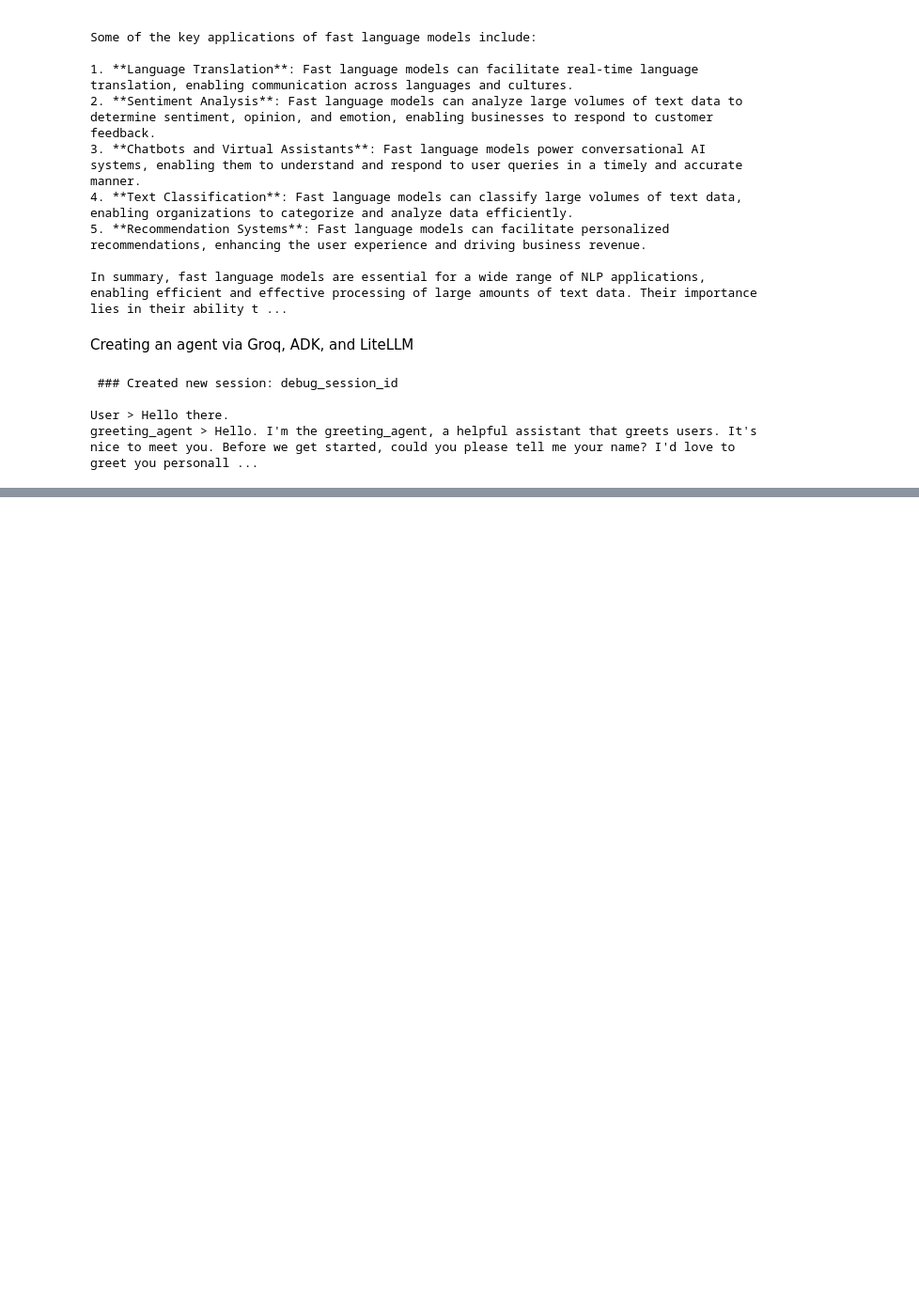
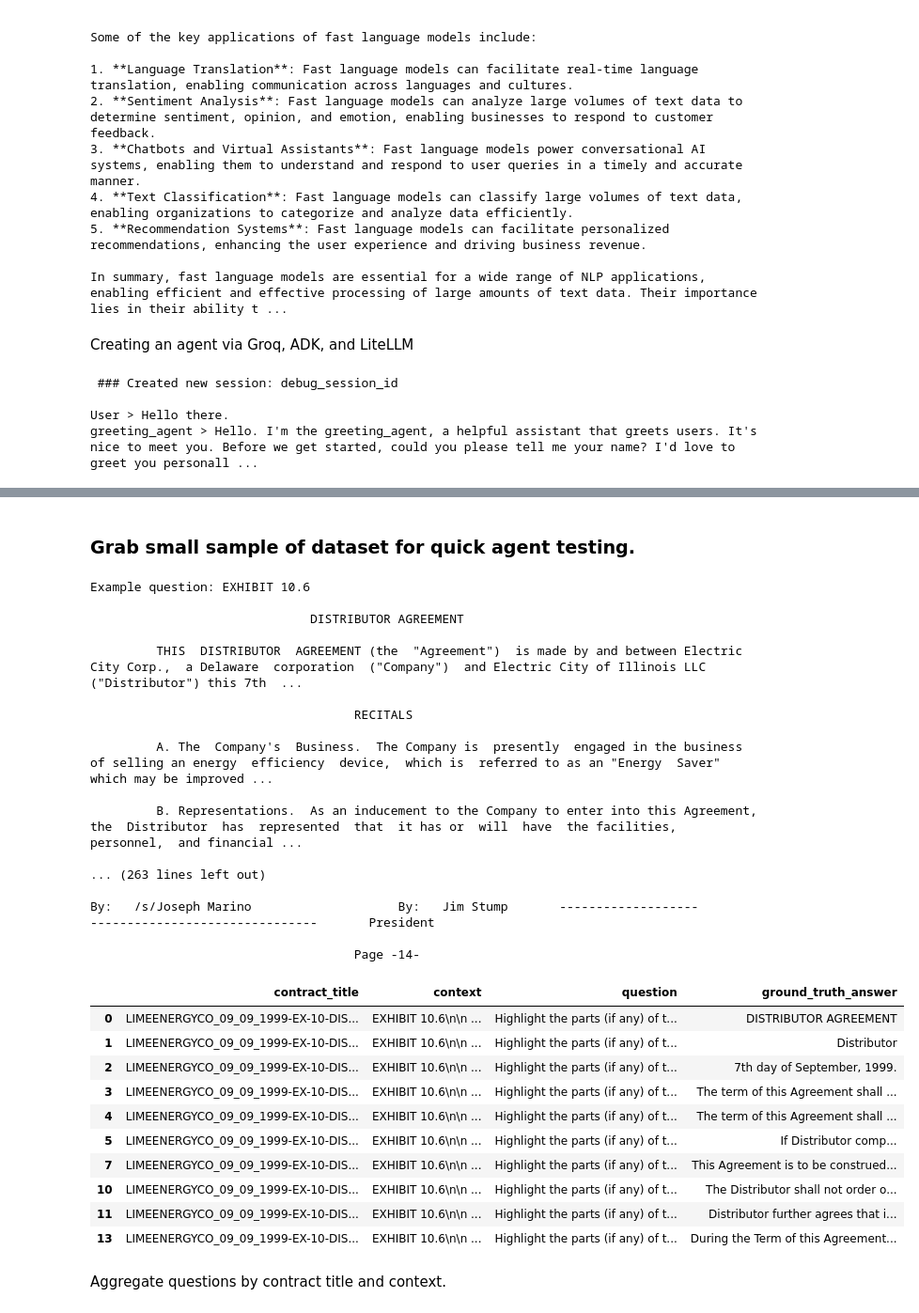
Before and after one commit to riki-11/lawgic, a Jupyter notebook: notebooks/groq_test.ipynb, the cells around one changed output, grey strips where cells are left out. Shown at 94% size. Saved outputs shown, nothing was run; the diff lists cells and outputs as text; code cells hidden in the pictures; blank space fills up the shorter version.

```diff
--- a/notebooks/groq_test.ipynb
+++ b/notebooks/groq_test.ipynb
@@ -151,0 +201,10 @@ greeting_agent > Hello. I'm the greeting_agent, a helpful assistant that greets
+# %%
+# Load CUAD_v1.json file
+cuad_json_path = "../datasets/CUAD_v1/CUAD_v1.json"
+
+print("Loading CUAD dataset...")
+with open(cuad_json_path, 'r', encoding='utf-8') as f:
+    cuad_data = json.load(f)
+
+print(f"✓ CUAD dataset loaded successfully")
+print(f"  Number of documents: {len(cuad_data['data'])}")
@@ -151,0 +217,9 @@ greeting_agent > Hello. I'm the greeting_agent, a helpful assistant that greets
+# %%
+# Create the DataFrame
+print("\nParsing CUAD data into DataFrame...")
+df_cuad = parse_cuad_json(cuad_data)
+
+print(f"✓ DataFrame created successfully")
+print(f"  Total question-answer pairs: {len(df_cuad)}")
+print(f"  Questions with no answer: {(df_cuad['ground_truth_answer'] == '').sum()}")
+print(f"  Questions with answer: {(df_cuad['ground_truth_answer'] != '').sum()}")
@@ -151,0 +243,38 @@ greeting_agent > Hello. I'm the greeting_agent, a helpful assistant that greets
+# %% [markdown]
+### Grab small sample of dataset for quick agent testing.
+# %%
+sample_size = 10
+df_sample = df_cuad[df_cuad['ground_truth_answer'] != ''].head(sample_size).copy()
+print(f"Example question: {df_sample['context'][3]}")
+df_sample
+# %% [output]
+Example question: EXHIBIT 10.6
+
+                              DISTRIBUTOR AGREEMENT
+
+         THIS  DISTRIBUTOR  AGREEMENT (the  "Agreement")  is made by and between Electric City Corp.,  a Delaware  corporation  ("Company")  and Electric City of Illinois LLC ("Distributor") this 7th  ...
+
+                                    RECITALS
+
+         A. The  Company's  Business.  The Company is  presently  engaged in the business  of selling an energy  efficiency  device,  which is  referred to as an "Energy  Saver"  which may be improved ...
+
+         B. Representations.  As an inducement to the Company to enter into this Agreement,  the  Distributor  has  represented  that  it has or  will  have  the facilities,  personnel,  and financial ...
+
+... (263 lines left out)
+
+By:   /s/Joseph Marino                    By:   Jim Stump       -------------------                       -------------------------------       President
+
+                                    Page -14-
+|  | contract_title | context | question | ground_truth_answer |
+| 0 | LIMEENERGYCO_09_09_1999-EX-10-DIS... | EXHIBIT 10.6\n\n ... | Highlight the parts (if any) of t... | DISTRIBUTOR AGREEMENT |
+| 1 | LIMEENERGYCO_09_09_1999-EX-10-DIS... | EXHIBIT 10.6\n\n ... | Highlight the parts (if any) of t... | Distributor |
+| 2 | LIMEENERGYCO_09_09_1999-EX-10-DIS... | EXHIBIT 10.6\n\n ... | Highlight the parts (if any) of t... | 7th day of September, 1999. |
+| 3 | LIMEENERGYCO_09_09_1999-EX-10-DIS... | EXHIBIT 10.6\n\n ... | Highlight the parts (if any) of t... | The term of this Agreement shall ... |
+| 4 | LIMEENERGYCO_09_09_1999-EX-10-DIS... | EXHIBIT 10.6\n\n ... | Highlight the parts (if any) of t... | The term of this Agreement shall ... |
+| 5 | LIMEENERGYCO_09_09_1999-EX-10-DIS... | EXHIBIT 10.6\n\n ... | Highlight the parts (if any) of t... | If Distributor comp... |
+| 7 | LIMEENERGYCO_09_09_1999-EX-10-DIS... | EXHIBIT 10.6\n\n ... | Highlight the parts (if any) of t... | This Agreement is to be construed... |
+| 10 | LIMEENERGYCO_09_09_1999-EX-10-DIS... | EXHIBIT 10.6\n\n ... | Highlight the parts (if any) of t... | The Distributor shall not order o... |
+| 11 | LIMEENERGYCO_09_09_1999-EX-10-DIS... | EXHIBIT 10.6\n\n ... | Highlight the parts (if any) of t... | Distributor further agrees that i... |
+| 13 | LIMEENERGYCO_09_09_1999-EX-10-DIS... | EXHIBIT 10.6\n\n ... | Highlight the parts (if any) of t... | During the Term of this Agreement... |
+# %% [markdown]
+Aggregate questions by contract title and context.
```
Also changed, not shown: parts of 31 cells of this notebook.
